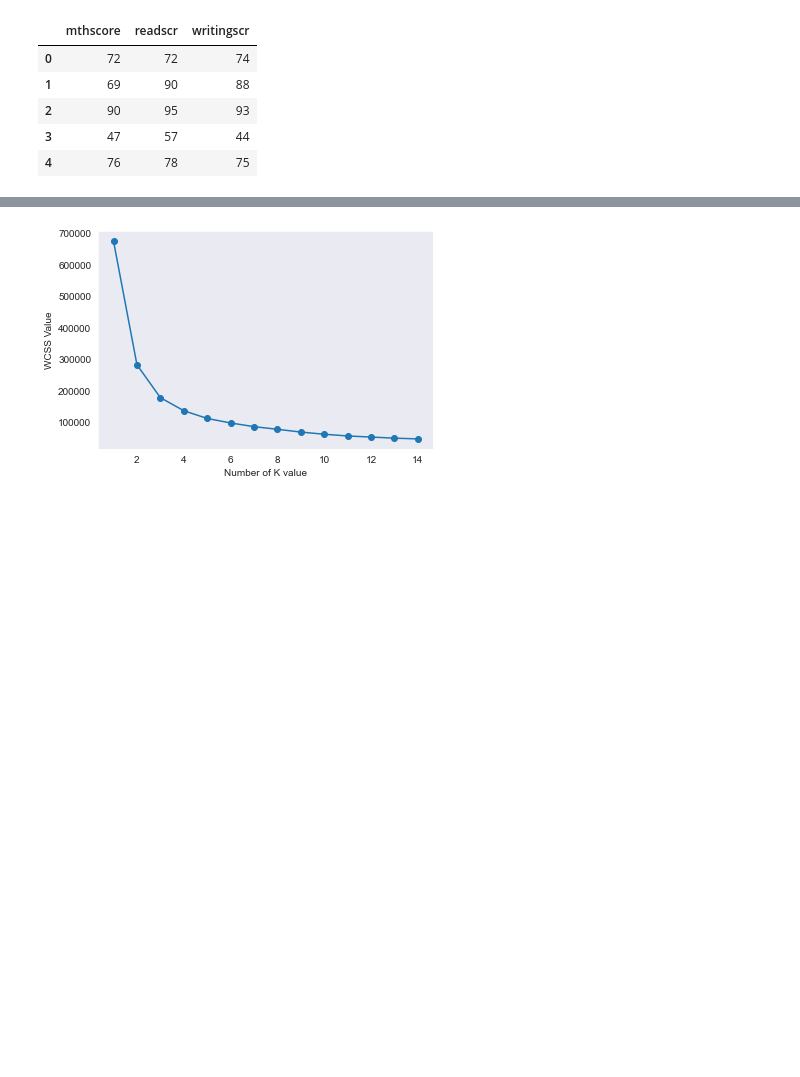
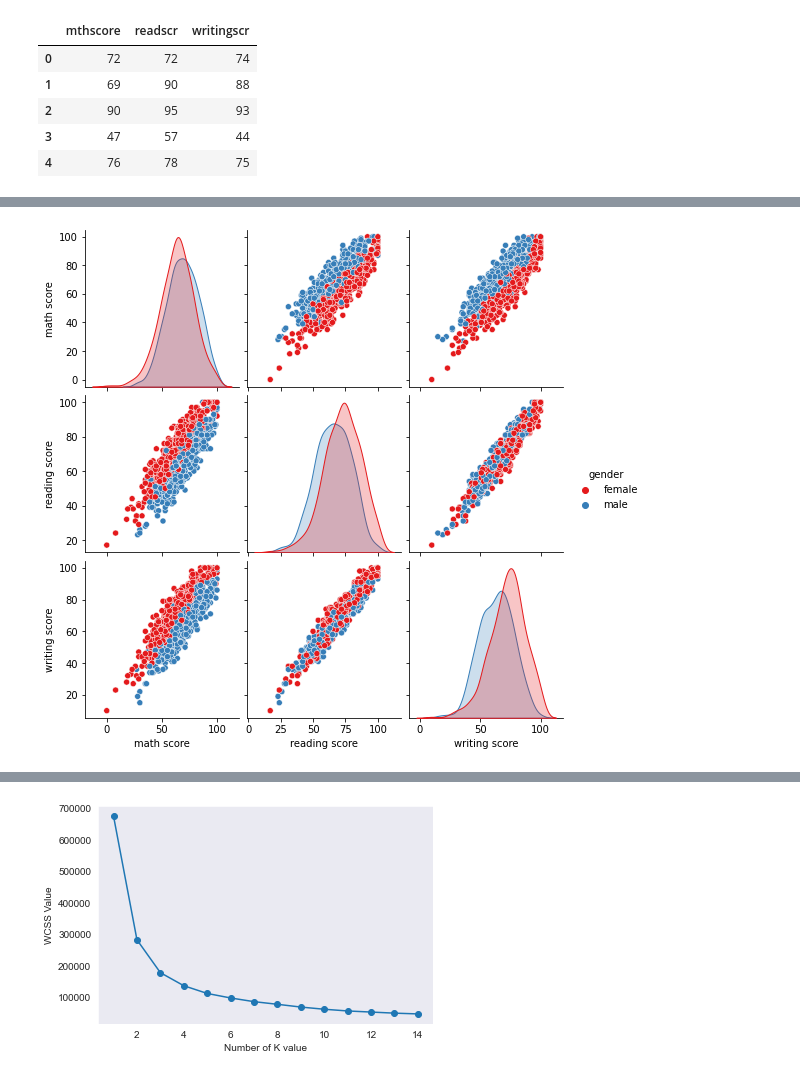
Before and after one commit to showmidelo/SBU-ML-Winter-23, a Jupyter notebook: project.ipynb, the cells around one changed output, grey strips where cells are left out. Saved outputs shown, nothing was run; the diff lists cells and outputs as text; code cells hidden in the pictures; blank space fills up the shorter version.

```diff
--- a/project.ipynb
+++ b/project.ipynb
@@ -247,0 +327,5 @@ scores.head()
+# %%
+sns.pairplot(data = df,hue="gender",palette="Set1")
+plt.show()
+# %% [output]
+[figure, added]
```
Also changed, not shown: parts of 33 cells of this notebook.
